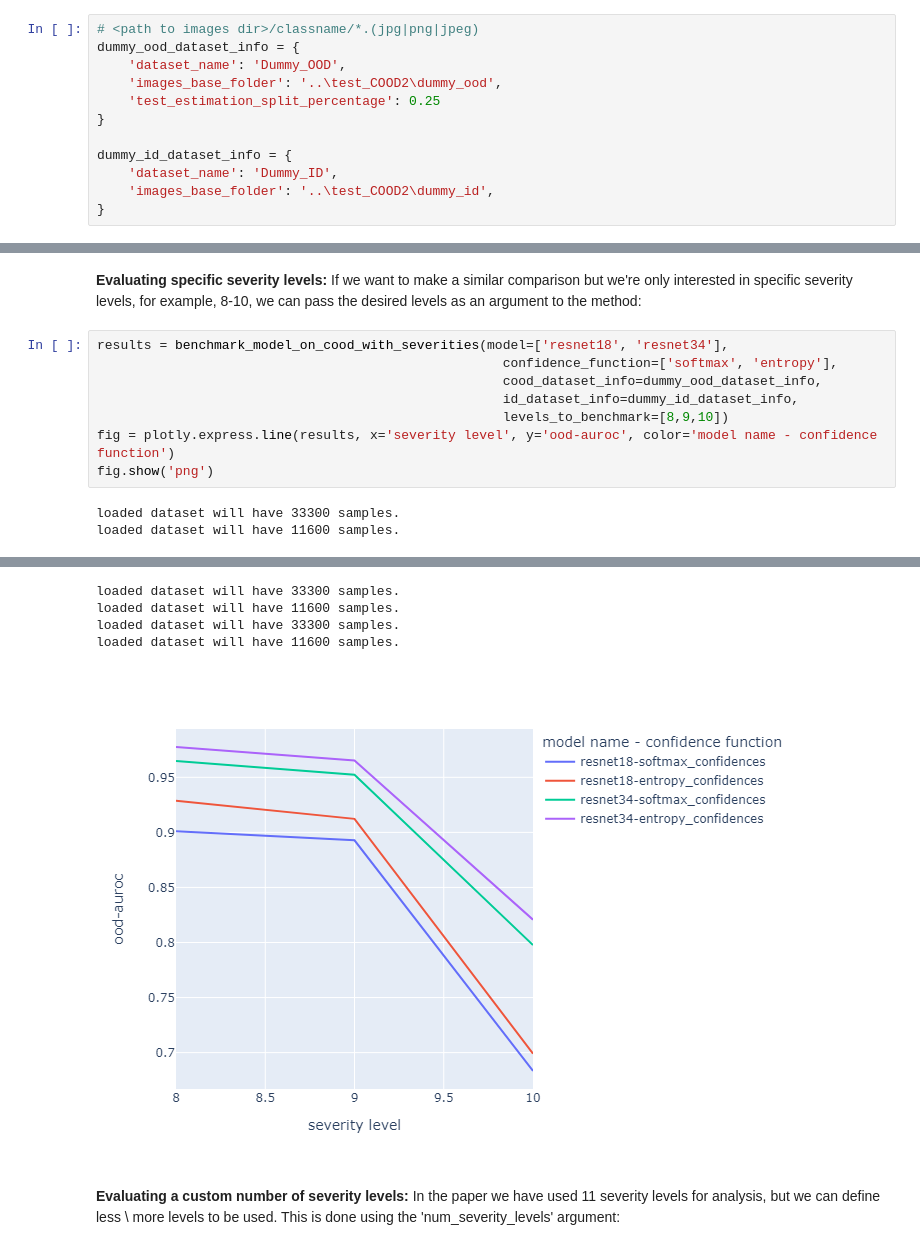
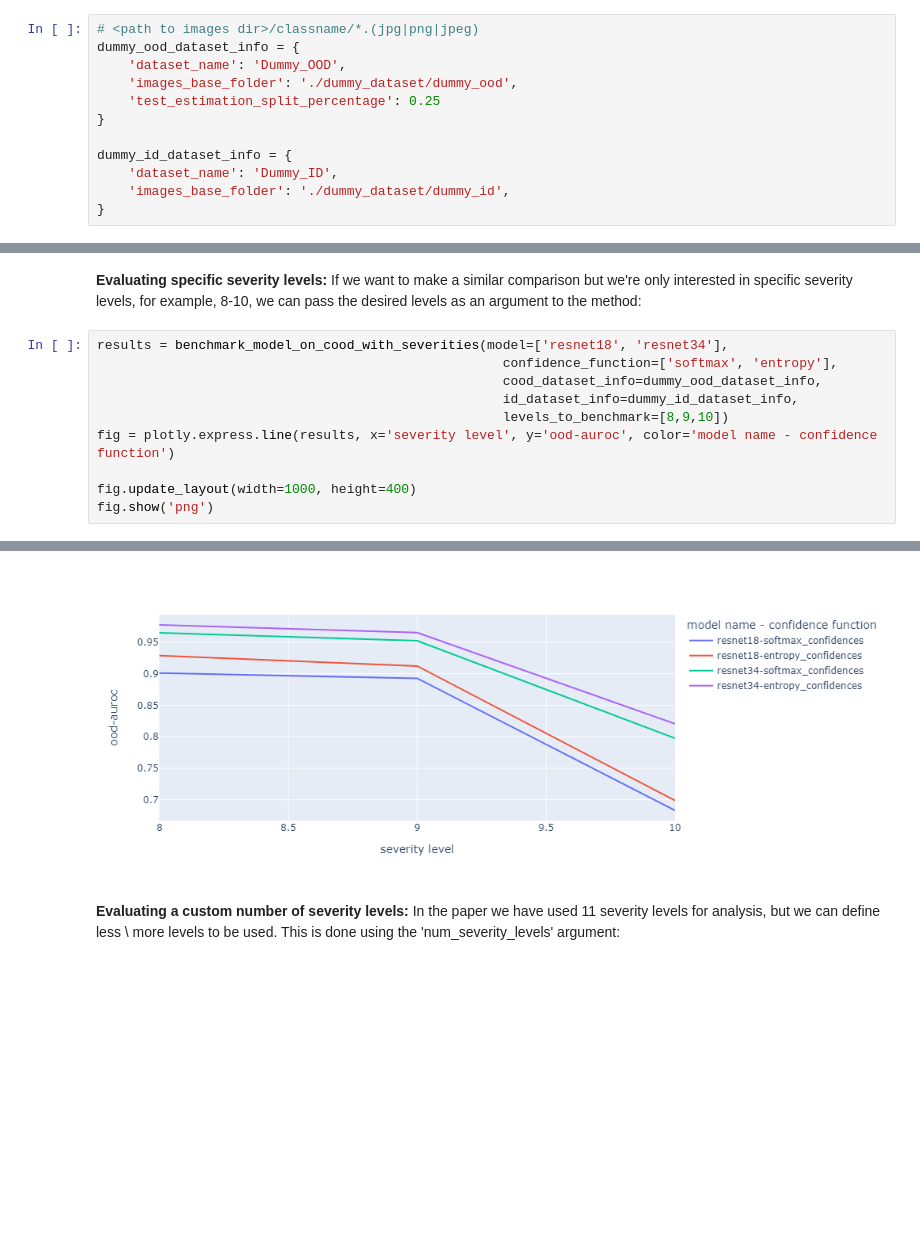
Before and after one commit to mdabbah/COOD_benchmarking, a Jupyter notebook: example.ipynb, the cells around one changed output, grey strips where cells are left out. Drawn from its saved outputs; the diff is of its cells as text; blank space fills up the shorter version.

```diff
--- a/example.ipynb
+++ b/example.ipynb
@@ -29,13 +35,13 @@ Dummy dataset was already found in the given directory. Skipping its download.
 # <path to images dir>/classname/*.(jpg|png|jpeg)
 dummy_ood_dataset_info = {
     'dataset_name': 'Dummy_OOD',
-    'images_base_folder': '..\test_COOD2\dummy_ood',
+    'images_base_folder': './dummy_dataset/dummy_ood',
     'test_estimation_split_percentage': 0.25
 }
 
 dummy_id_dataset_info = {
     'dataset_name': 'Dummy_ID',
-    'images_base_folder': '..\test_COOD2\dummy_id',
+    'images_base_folder': './dummy_dataset/dummy_id',
 }
 # %% [markdown]
 The 'dataset_name' value is used for the metadata for the dataset (##note to Mohammed: is this an important argument? why should the user care for it?)
@@ -147,7 +227,7 @@ results = benchmark_model_on_cood_with_severities(model=['resnet18', 'resnet34']
                                                     id_dataset_info=dummy_id_dataset_info,
                                                     levels_to_benchmark=[8,9,10])
 fig = plotly.express.line(results, x='severity level', y='ood-auroc', color='model name - confidence function')
+
+fig.update_layout(width=1000, height=400)
 fig.show('png')
 # %% [output]
-loaded dataset will have 33300 samples.
-loaded dataset will have 11600 samples.
@@ -155,8 +234,4 @@ Downloading: "https://github.com/rwightman/pytorch-image-models/releases/downloa
-loaded dataset will have 33300 samples.
-loaded dataset will have 11600 samples.
-loaded dataset will have 33300 samples.
-loaded dataset will have 11600 samples.
-[figure, old version]
+[figure, new version]
 # %% [markdown]
 **Evaluating a custom number of severity levels:**
 In the paper we have used 11 severity levels for analysis, but we can define less \ more levels to be used. This is done using the 'num_severity_levels' argument:
```
Also changed, not shown: parts of 20 cells of this notebook.
